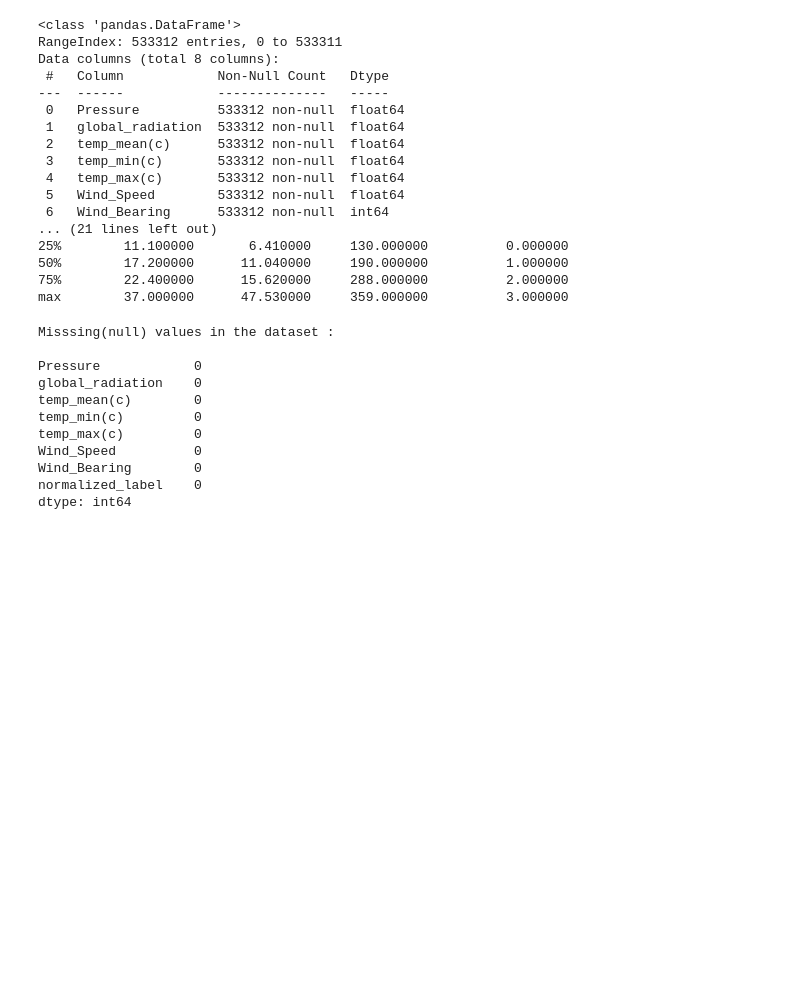
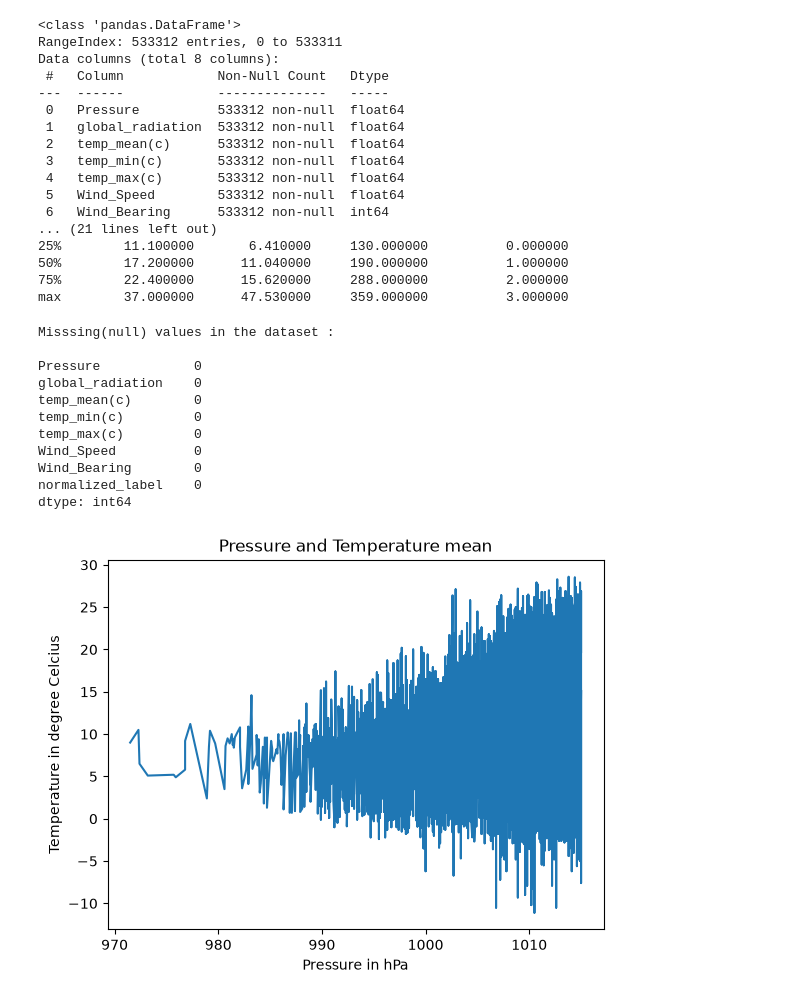
Before and after one commit to ingalemansi70/Machine_Learning, a Jupyter notebook: Special_Assignment.ipynb, the cells around one changed output. Saved outputs shown, nothing was run; the diff lists cells and outputs as text; code cells hidden in the pictures; blank space fills up the shorter version.

Commit message:
Plotted various types of graphs for the dataset

```diff
--- a/Special_Assignment.ipynb
+++ b/Special_Assignment.ipynb
@@ -71,3 +71,11 @@ Wind_Speed          0
 Wind_Bearing        0
 normalized_label    0
 dtype: int64
+# %%
+plt.plot(df["Pressure"],df["temp_mean(c)"])
+plt.title("Pressure and Temperature mean")
+plt.xlabel("Pressure in hPa")
+plt.ylabel("Temperature in degree Celcius")
+plt.show()
+# %% [output]
+[figure, added]
```
Also changed, not shown: parts of 3 cells of this notebook.
